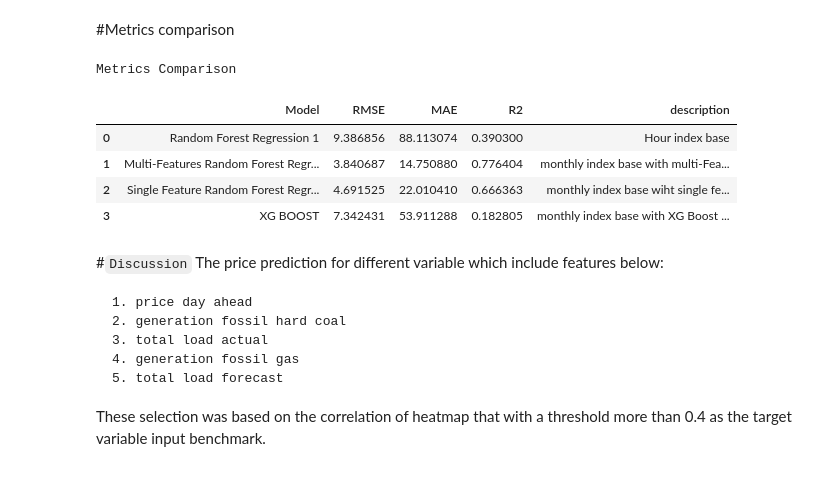
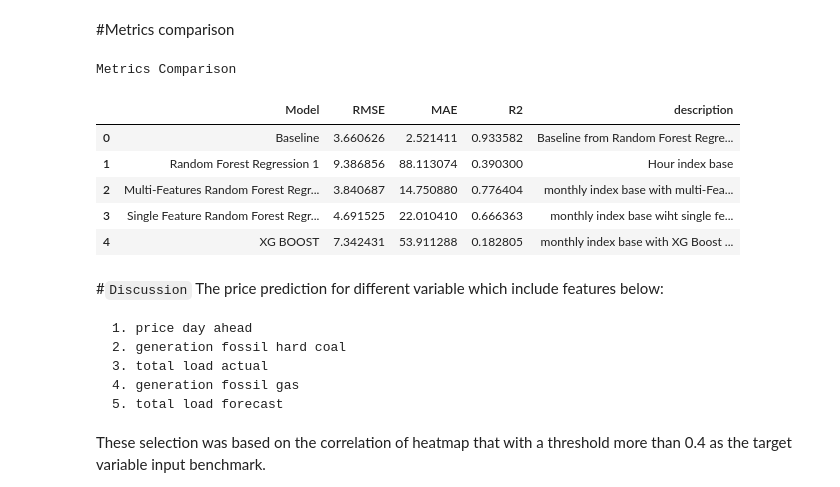
Before and after one commit to laiyungseng/Tutorial2, a Jupyter notebook: DataPrediction_Tutorial2.ipynb, the cells around one changed output. Drawn from its saved outputs; the diff is of its cells as text; code cells hidden in the pictures.

```diff
--- a/DataPrediction_Tutorial2.ipynb
+++ b/DataPrediction_Tutorial2.ipynb
@@ -296,5 +296,7 @@ filtered variable: ['generation fossil gas', 'generation fossil hard coal', 'tot
 # %%
 traindata = merged_data[filter_col].copy()
+# %%
+time_cols=['time','date','year',]
 # %%
 traindata2 = merged_data[time_cols].copy()
 # %%
@@ -1229,21 +1228,22 @@ By observing the prediction trend, the prediction output is havine similar trend
 #Metrics comparison
 # %%
 Metrics={
-    "Model": ["Random Forest Regression 1", "Multi-Features Random Forest Regression 2", "Single Feature Random Forest Regression 3", "XG BOOST"],
-    "RMSE":[RF1_RMSE, RF2_RMSE, RF3_RMSE, XGB_RMSE],
-    "MAE":[RF1_MAE, RF2_MAE, RF3_MAE, XGB_MAE],
-    "R2":[RF1_R2, RF2_R2, RF3_R2, XGB_R2],
-    "description":['Hour index base','monthly index base with multi-Features', 'monthly index base wiht single feature from function important features', 'monthly index base with XG Boost model']
+    "Model": ["Baseline","Random Forest Regression 1", "Multi-Features Random Forest Regression 2", "Single Feature Random Forest Regression 3", "XG BOOST"],
+    "RMSE":[RMSE_baseline,RF1_RMSE, RF2_RMSE, RF3_RMSE, XGB_RMSE],
+    "MAE":[MAE_baseline,RF1_MAE, RF2_MAE, RF3_MAE, XGB_MAE],
+    "R2":[R2_baseline,RF1_R2, RF2_R2, RF3_R2, XGB_R2],
+    "description":['Baseline from Random Forest Regression','Hour index base','monthly index base with multi-Features', 'monthly index base wiht single feature from function important features', 'monthly index base with XG Boost model']
 }
 TabMetrics = pd.DataFrame(Metrics)
 TabMetrics.style.set_caption("Metrics Comparison")
 # %% [output]
 Metrics Comparison
 |  | Model | RMSE | MAE | R2 | description |
-| 0 | Random Forest Regression 1 | 9.386856 | 88.113074 | 0.390300 | Hour index base |
-| 1 | Multi-Features Random Forest Regr... | 3.840687 | 14.750880 | 0.776404 | monthly index base with multi-Fea... |
-| 2 | Single Feature Random Forest Regr... | 4.691525 | 22.010410 | 0.666363 | monthly index base wiht single fe... |
-| 3 | XG BOOST | 7.342431 | 53.911288 | 0.182805 | monthly index base with XG Boost ... |
+| 0 | Baseline | 3.660626 | 2.521411 | 0.933582 | Baseline from Random Forest Regre... |
+| 1 | Random Forest Regression 1 | 9.386856 | 88.113074 | 0.390300 | Hour index base |
+| 2 | Multi-Features Random Forest Regr... | 3.840687 | 14.750880 | 0.776404 | monthly index base with multi-Fea... |
+| 3 | Single Feature Random Forest Regr... | 4.691525 | 22.010410 | 0.666363 | monthly index base wiht single fe... |
+| 4 | XG BOOST | 7.342431 | 53.911288 | 0.182805 | monthly index base with XG Boost ... |
 # %% [markdown]
 #`Discussion`
 The price prediction for different variable which include features below:
```
Also changed, not shown: parts of 4 cells of this notebook.
